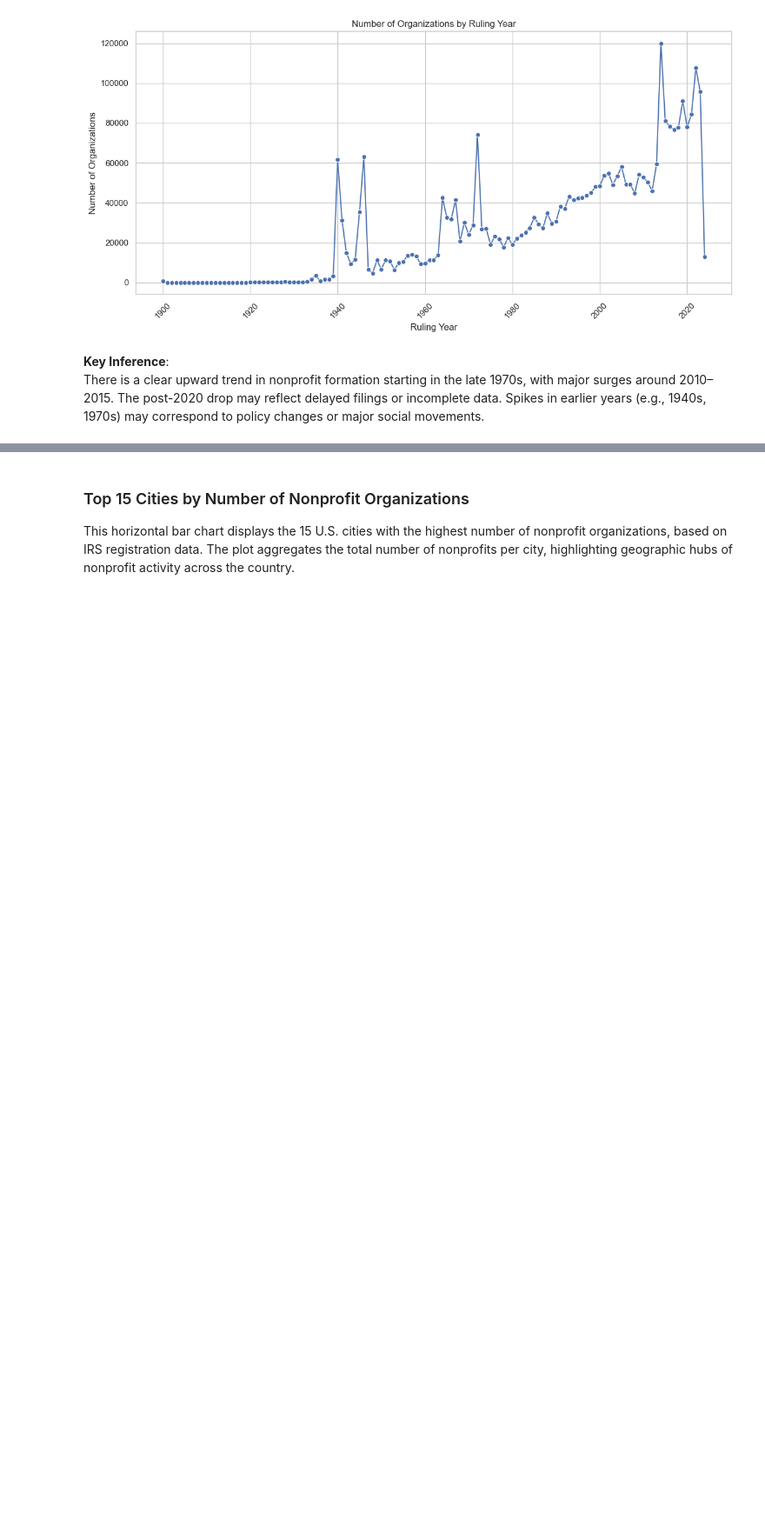
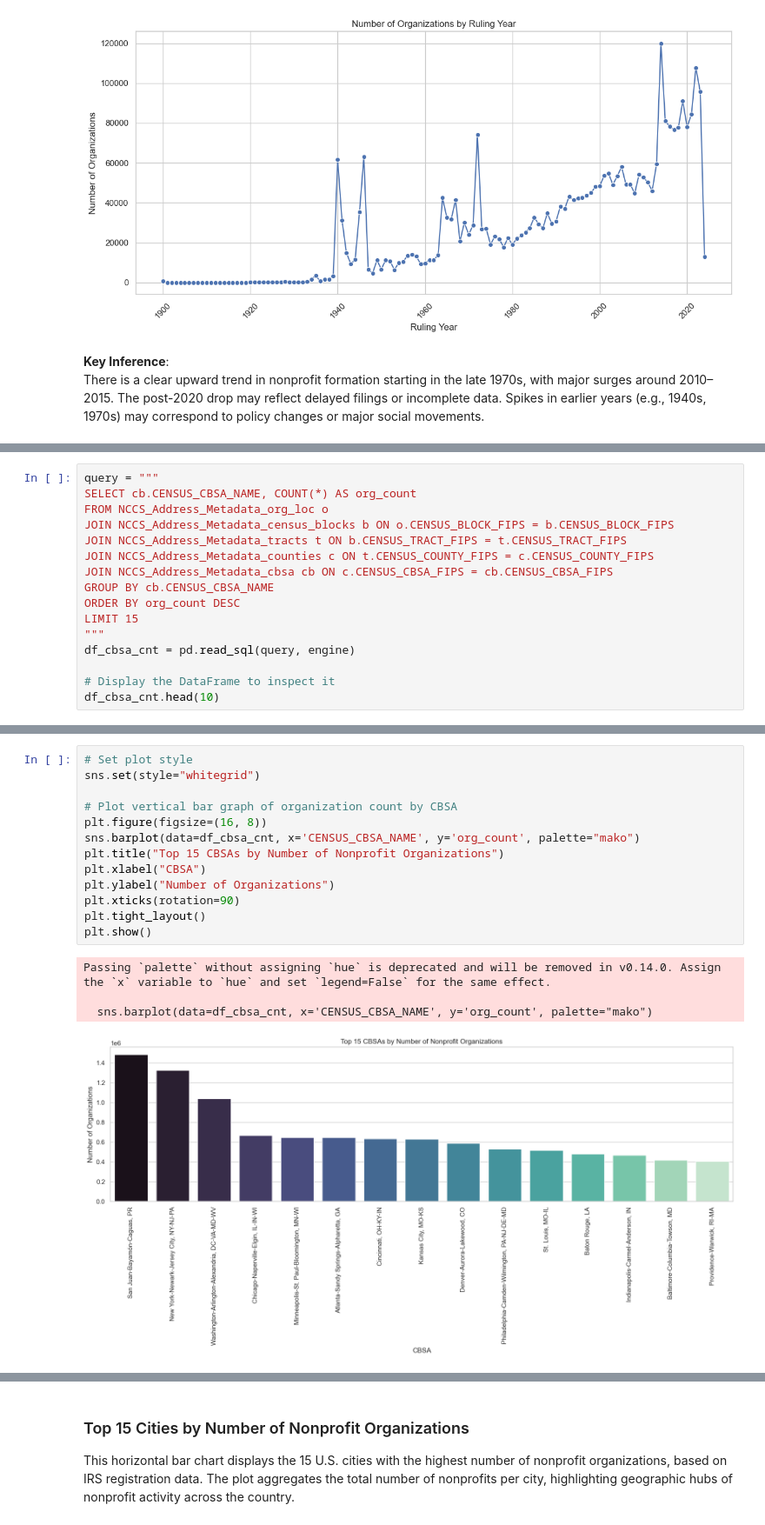
Before and after one commit to appu313/Business-Master-File-Analytics, a Jupyter notebook: bmf_visualization.ipynb, the cells around one changed output, grey strips where cells are left out. Shown at 87% size. Cells and saved outputs as stored; diff of their text form; blank space fills up the shorter version.

```diff
--- a/bmf_visualization.ipynb
+++ b/bmf_visualization.ipynb
@@ -94,0 +204,16 @@ There is a clear upward trend in nonprofit formation starting in the late 1970s,
+# %%
+query = """
+SELECT cb.CENSUS_CBSA_NAME, COUNT(*) AS org_count
+FROM NCCS_Address_Metadata_org_loc o
+JOIN NCCS_Address_Metadata_census_blocks b ON o.CENSUS_BLOCK_FIPS = b.CENSUS_BLOCK_FIPS
+JOIN NCCS_Address_Metadata_tracts t ON b.CENSUS_TRACT_FIPS = t.CENSUS_TRACT_FIPS
+JOIN NCCS_Address_Metadata_counties c ON t.CENSUS_COUNTY_FIPS = c.CENSUS_COUNTY_FIPS
+JOIN NCCS_Address_Metadata_cbsa cb ON c.CENSUS_CBSA_FIPS = cb.CENSUS_CBSA_FIPS
+GROUP BY cb.CENSUS_CBSA_NAME
+ORDER BY org_count DESC
+LIMIT 15
+"""
+df_cbsa_cnt = pd.read_sql(query, engine)
+
+# Display the DataFrame to inspect it
+df_cbsa_cnt.head(10)
@@ -94,0 +232,18 @@ There is a clear upward trend in nonprofit formation starting in the late 1970s,
+# %%
+# Set plot style
+sns.set(style="whitegrid")
+
+# Plot vertical bar graph of organization count by CBSA
+plt.figure(figsize=(16, 8))
+sns.barplot(data=df_cbsa_cnt, x='CENSUS_CBSA_NAME', y='org_count', palette="mako")
+plt.title("Top 15 CBSAs by Number of Nonprofit Organizations")
+plt.xlabel("CBSA")
+plt.ylabel("Number of Organizations")
+plt.xticks(rotation=90)
+plt.tight_layout()
+plt.show()
+# %% [output]
+Passing `palette` without assigning `hue` is deprecated and will be removed in v0.14.0. Assign the `x` variable to `hue` and set `legend=False` for the same effect.
+
+  sns.barplot(data=df_cbsa_cnt, x='CENSUS_CBSA_NAME', y='org_count', palette="mako")
+[figure, added]
```
Also changed, not shown: parts of 32 cells of this notebook.
